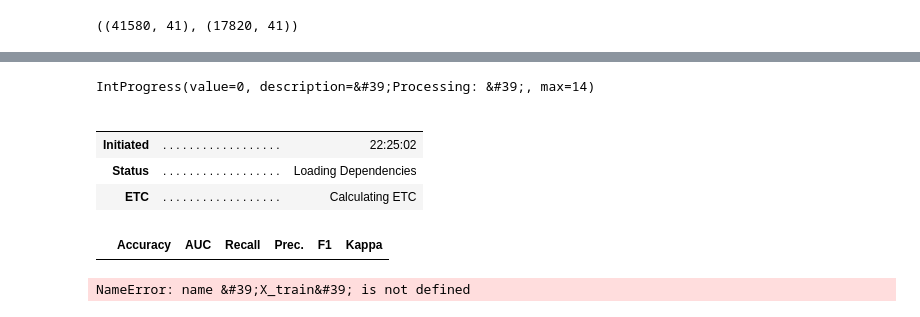
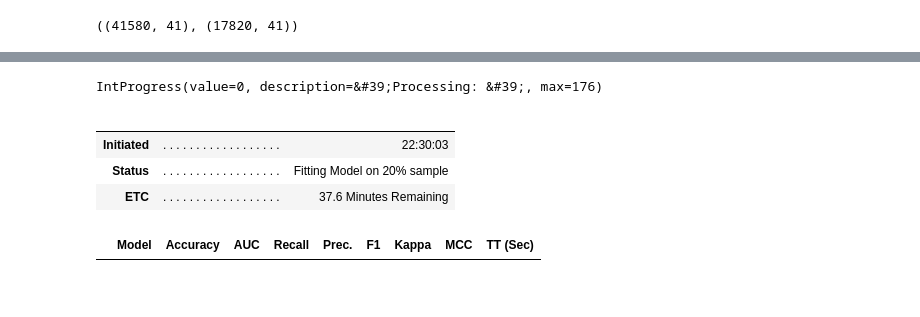
Before and after one commit to rakeshbhat9/DrivenData-PumpItUp, a Jupyter notebook: pycaret.ipynb, the cells around one changed output, grey strips where cells are left out. Drawn from its saved outputs; the diff is of its cells as text; code cells hidden in the pictures.

```diff
--- a/pycaret.ipynb
+++ b/pycaret.ipynb
@@ -102,11 +123,10 @@ MemoryError: Unable to allocate 16.0 GiB for an array with shape (41580, 51533)
-# %%
-dt = create_model('dt')
-# %% [output]
-IntProgress(value=0, description=&#39;Processing: &#39;, max=14)
-|  |  |  |
-|  |  |  |
-| Initiated | . . . . . . . . . . . . . . . . . . | 22:25:02 |
-| Status | . . . . . . . . . . . . . . . . . . | Loading Dependencies |
-| ETC | . . . . . . . . . . . . . . . . . . | Calculating ETC |
-|  | Accuracy | AUC | Recall | Prec. | F1 | Kappa |
-NameError: name &#39;X_train&#39; is not defined
+# %%
+compare_models()
+# %% [output]
+IntProgress(value=0, description=&#39;Processing: &#39;, max=176)
+|  |  |  |
+|  |  |  |
+| Initiated | . . . . . . . . . . . . . . . . . . | 22:30:03 |
+| Status | . . . . . . . . . . . . . . . . . . | Fitting Model on 20% sample |
+| ETC | . . . . . . . . . . . . . . . . . . | 37.6 Minutes Remaining |
+|  | Model | Accuracy | AUC | Recall | Prec. | F1 | Kappa | MCC | TT (Sec) |
```
Also changed, not shown: parts of 6 cells of this notebook, 5 other files.
